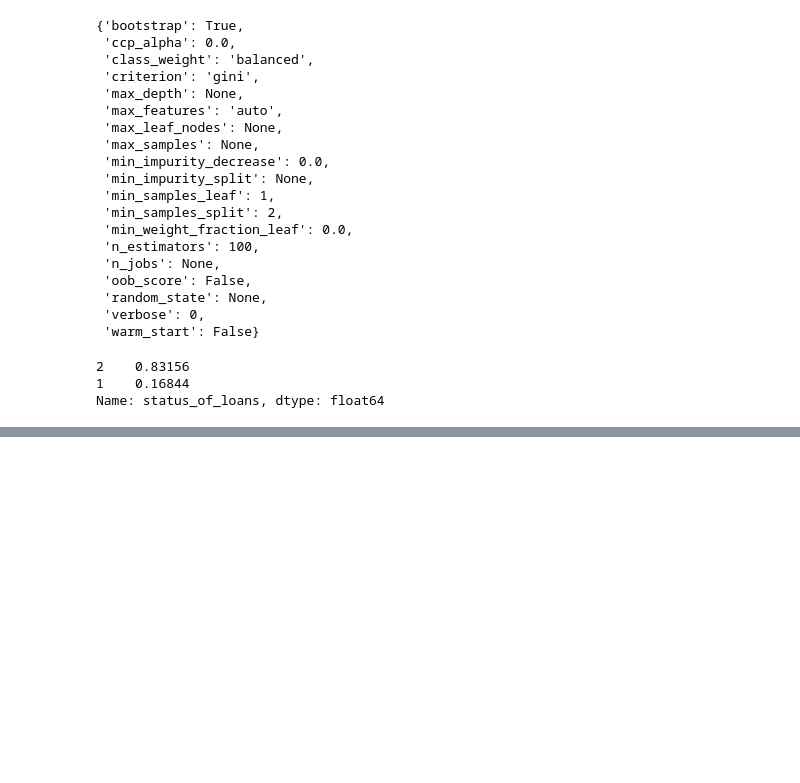
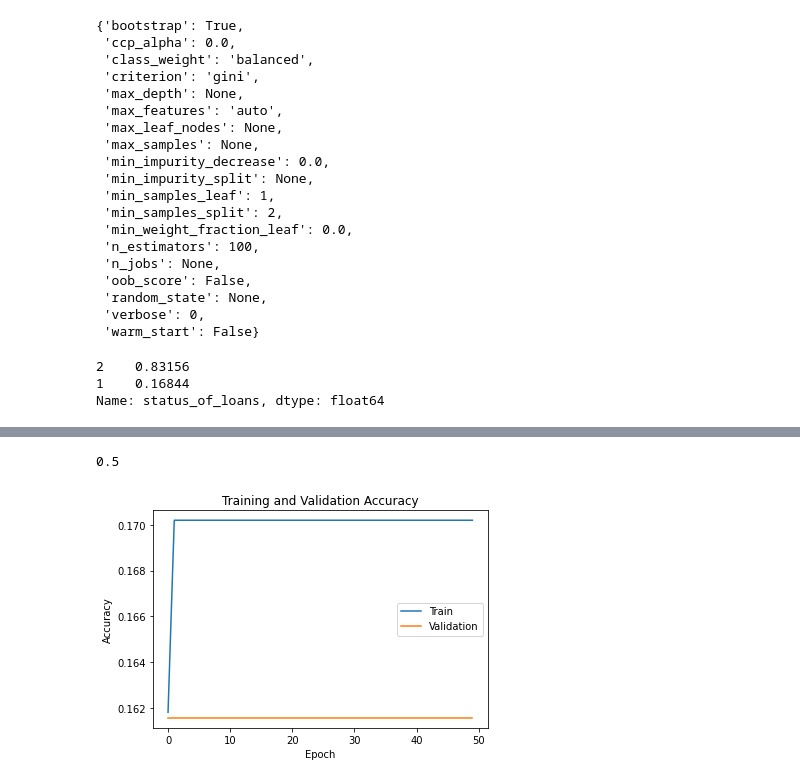
Before and after one commit to cshivajirao/LendingClubProject, a Jupyter notebook: LendingData.ipynb, the cells around one changed output, grey strips where cells are left out. Cells and saved outputs as stored; diff of their text form; code cells hidden in the pictures; blank space fills up the shorter version.

```diff
--- a/LendingData.ipynb
+++ b/LendingData.ipynb
@@ -1024,0 +1040,20 @@ Name: status_of_loans, dtype: float64
+# %%
+#BatchNormalization  - drop out some weights, normalize them, helps the model to perform better
+#good to add, won't hurt the model
+bmodel.add(BatchNormalization())
+bmodel.add(Dense(20, activation='relu'))
+bmodel.add(Dense(20, activation='relu'))
+# %%
+#How many nodes would our final output layer have?
+#What activation function would it have?
+
+bmodel.add(Dense(1, activation='sigmoid'))
+# %%
+bmodel.compile(loss='binary_crossentropy', optimizer='adam', metrics=['accuracy'])
+# %%
+history = bmodel.fit(
+    X_final_train,
+    y_train,
+    validation_split=.2,
+    epochs=50,
+)
@@ -1025,3 +1099,18 @@ Name: status_of_loans, dtype: float64
+# %%
+balanced_accuracy_score(y_test, preds)
+# %% [output]
+0.5
+# %%
+#drop in slack
+#SLACK: Give me a :chart: if your plot looks similar to this
+plt.plot(history.history['accuracy'], label='Train')
+plt.plot(history.history['val_accuracy'], label='Validation')
+plt.ylabel('Accuracy')
+plt.xlabel('Epoch')
+plt.title('Training and Validation Accuracy')
+plt.legend();
+# %% [output]
+[figure, added]
 # %%
 #X_train_s = pd.DataFrame(X_train_s)
 # %%
```
Also changed, not shown: parts of 26 cells of this notebook, 7 other files.
